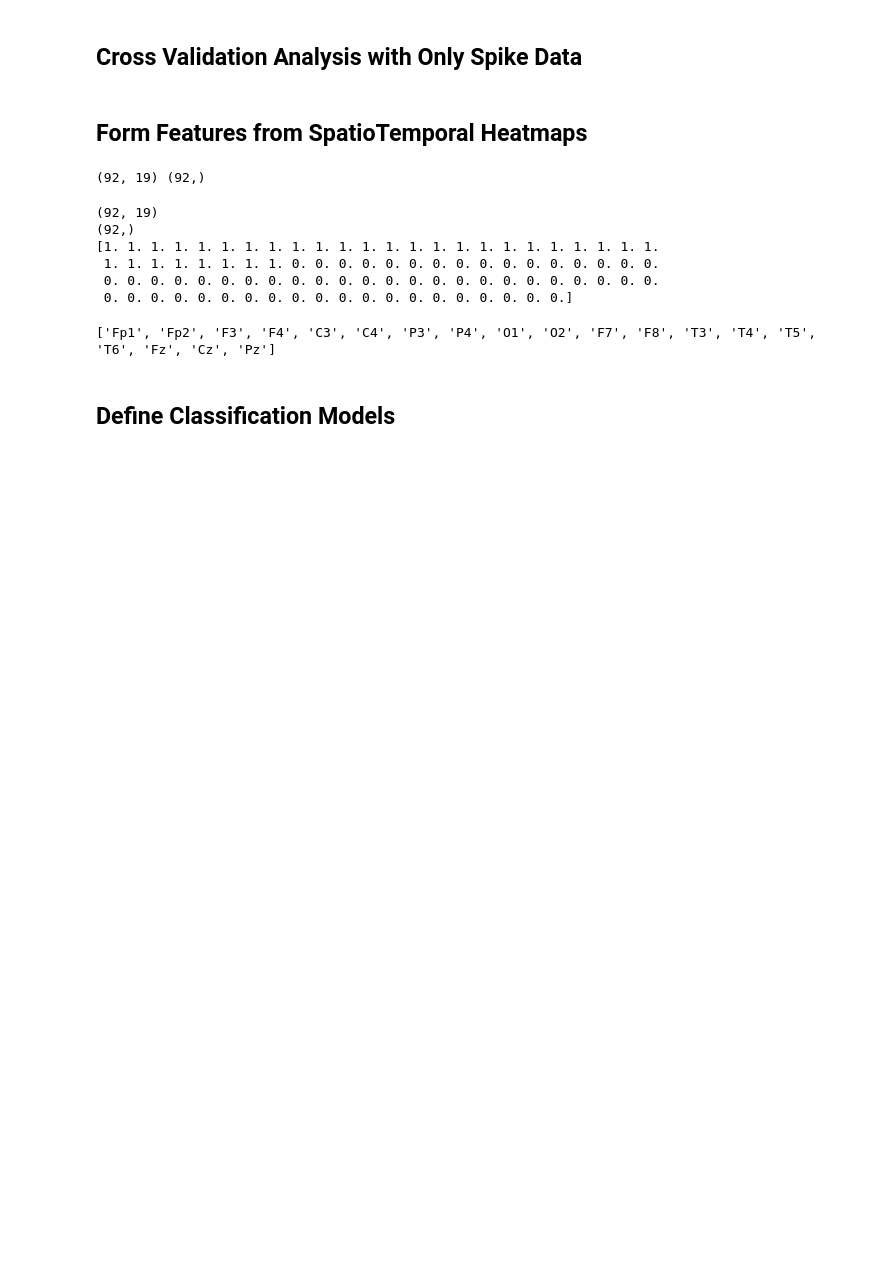
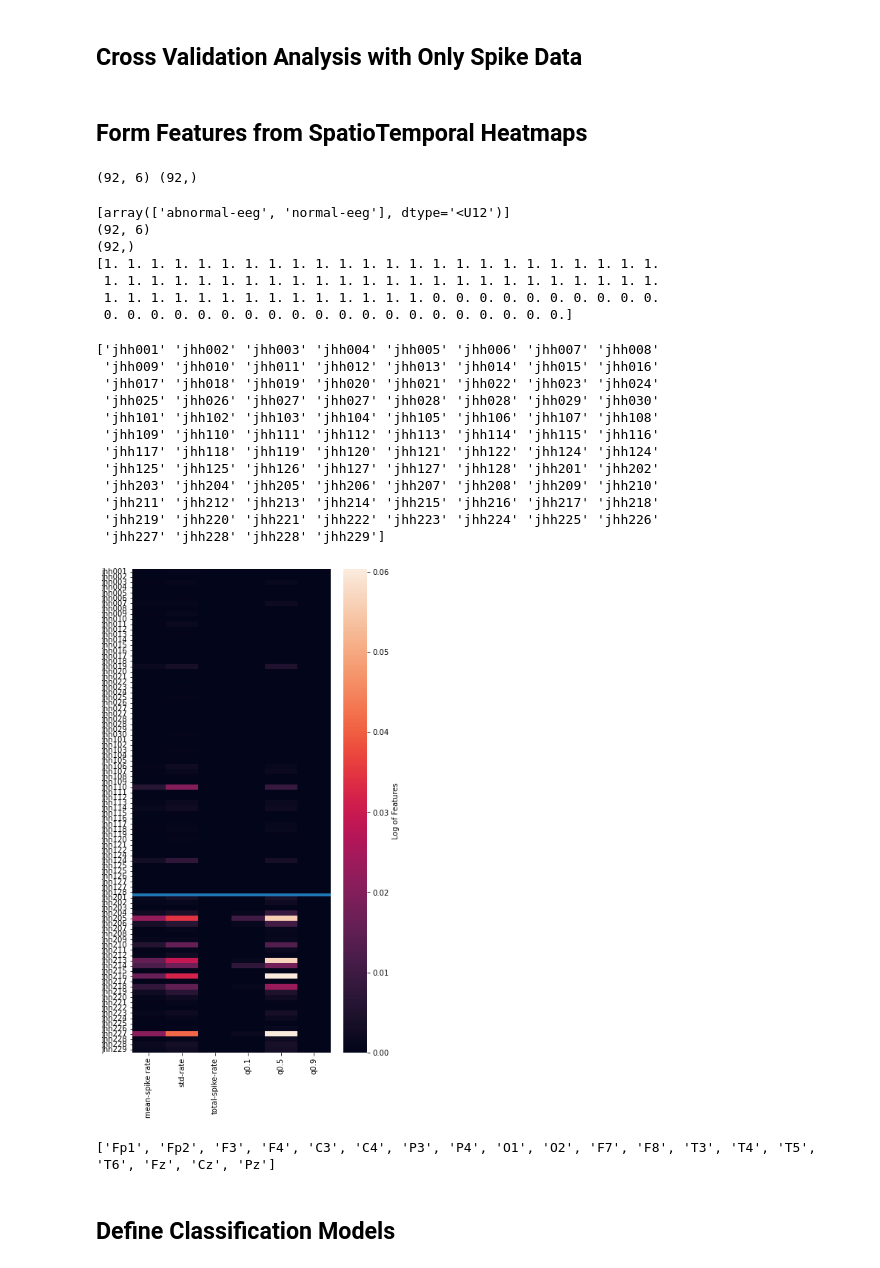
Before and after one commit to ncsl/episcalp, a Jupyter notebook: notebooks/cross_validation/epilepsy_classification.ipynb, the cells around one changed output. Cells and saved outputs as stored; diff of their text form; code cells hidden in the pictures; blank space fills up the shorter version.

```diff
--- a/notebooks/cross_validation/epilepsy_classification.ipynb
+++ b/notebooks/cross_validation/epilepsy_classification.ipynb
@@ -687,9 +704,13 @@ for idx in range(len(dataset["subject"])):
         root = upmcroot
     subj_df = _get_exp_condition(subject, root)
     outcome = subj_df["exp_condition"].values[0]
-    if outcome.startswith("epilepsy"):
-        outcome = "epilepsy"
+    #     if outcome.startswith("epilepsy"):
+    #         outcome = "epilepsy"
     # skip epilepsy w abnormalities
+    if "abnormal" in outcome:
+        outcome = "abnormal-eeg"
+    else:
+        outcome = "normal-eeg"
     #     if outcome == "epilepsy-abnormal-eeg":
     #         continue
 
@@ -706,20 +727,59 @@ subject_ch_names = np.array(subject_ch_names)
 
 print(X.shape, y_encode.shape)
 # %% [output]
-(92, 19) (92,)
+(92, 6) (92,)
 # %%
 y = enc.fit_transform(y_encode[:, np.newaxis]).squeeze()
 
+print(enc.categories_)
 print(X.shape)
 print(y.shape)
 print(y)
 # %% [output]
-(92, 19)
+[array(['abnormal-eeg', 'normal-eeg'], dtype='<U12')]
+(92, 6)
 (92,)
 [1. 1. 1. 1. 1. 1. 1. 1. 1. 1. 1. 1. 1. 1. 1. 1. 1. 1. 1. 1. 1. 1. 1. 1.
- 1. 1. 1. 1. 1. 1. 1. 1. 0. 0. 0. 0. 0. 0. 0. 0. 0. 0. 0. 0. 0. 0. 0. 0.
- 0. 0. 0. 0. 0. 0. 0. 0. 0. 0. 0. 0. 0. 0. 0. 0. 0. 0. 0. 0. 0. 0. 0. 0.
+ 1. 1. 1. 1. 1. 1. 1. 1. 1. 1. 1. 1. 1. 1. 1. 1. 1. 1. 1. 1. 1. 1. 1. 1.
+ 1. 1. 1. 1. 1. 1. 1. 1. 1. 1. 1. 1. 1. 1. 0. 0. 0. 0. 0. 0. 0. 0. 0. 0.
  0. 0. 0. 0. 0. 0. 0. 0. 0. 0. 0. 0. 0. 0. 0. 0. 0. 0. 0. 0.]
+# %%
+from matplotlib.colors import LogNorm, Normalize
+from matplotlib.ticker import MaxNLocator
+
+fig, ax = plt.subplots(figsize=(6, 12))
+sns.heatmap(
+    X,
+    ax=ax,
+    #     norm=LogNorm(),
+    yticklabels=subjects,
+    xticklabels=[
+        "mean-spike rate",
+        "std-rate",
+        "total-spike-rate",
+        "q0.1",
+        "q0.5",
+        "q0.9",
+    ],
+    cbar_kws=dict(label="Log of Features"),
+)
+ax.axhline(np.where(y == 0)[0][0], lw=4)
+
+print(subjects)
+# %% [output]
+['jhh001' 'jhh002' 'jhh003' 'jhh004' 'jhh005' 'jhh006' 'jhh007' 'jhh008'
+ 'jhh009' 'jhh010' 'jhh011' 'jhh012' 'jhh013' 'jhh014' 'jhh015' 'jhh016'
+ 'jhh017' 'jhh018' 'jhh019' 'jhh020' 'jhh021' 'jhh022' 'jhh023' 'jhh024'
+ 'jhh025' 'jhh026' 'jhh027' 'jhh027' 'jhh028' 'jhh028' 'jhh029' 'jhh030'
+ 'jhh101' 'jhh102' 'jhh103' 'jhh104' 'jhh105' 'jhh106' 'jhh107' 'jhh108'
+ 'jhh109' 'jhh110' 'jhh111' 'jhh112' 'jhh113' 'jhh114' 'jhh115' 'jhh116'
+ 'jhh117' 'jhh118' 'jhh119' 'jhh120' 'jhh121' 'jhh122' 'jhh124' 'jhh124'
+ 'jhh125' 'jhh125' 'jhh126' 'jhh127' 'jhh127' 'jhh128' 'jhh201' 'jhh202'
+ 'jhh203' 'jhh204' 'jhh205' 'jhh206' 'jhh207' 'jhh208' 'jhh209' 'jhh210'
+ 'jhh211' 'jhh212' 'jhh213' 'jhh214' 'jhh215' 'jhh216' 'jhh217' 'jhh218'
+ 'jhh219' 'jhh220' 'jhh221' 'jhh222' 'jhh223' 'jhh224' 'jhh225' 'jhh226'
+ 'jhh227' 'jhh228' 'jhh228' 'jhh229']
+[figure, added]
 # %%
 from numpy.testing import assert_array_equal
 
```
Also changed, not shown: parts of 9 cells of this notebook, 7 other files.
